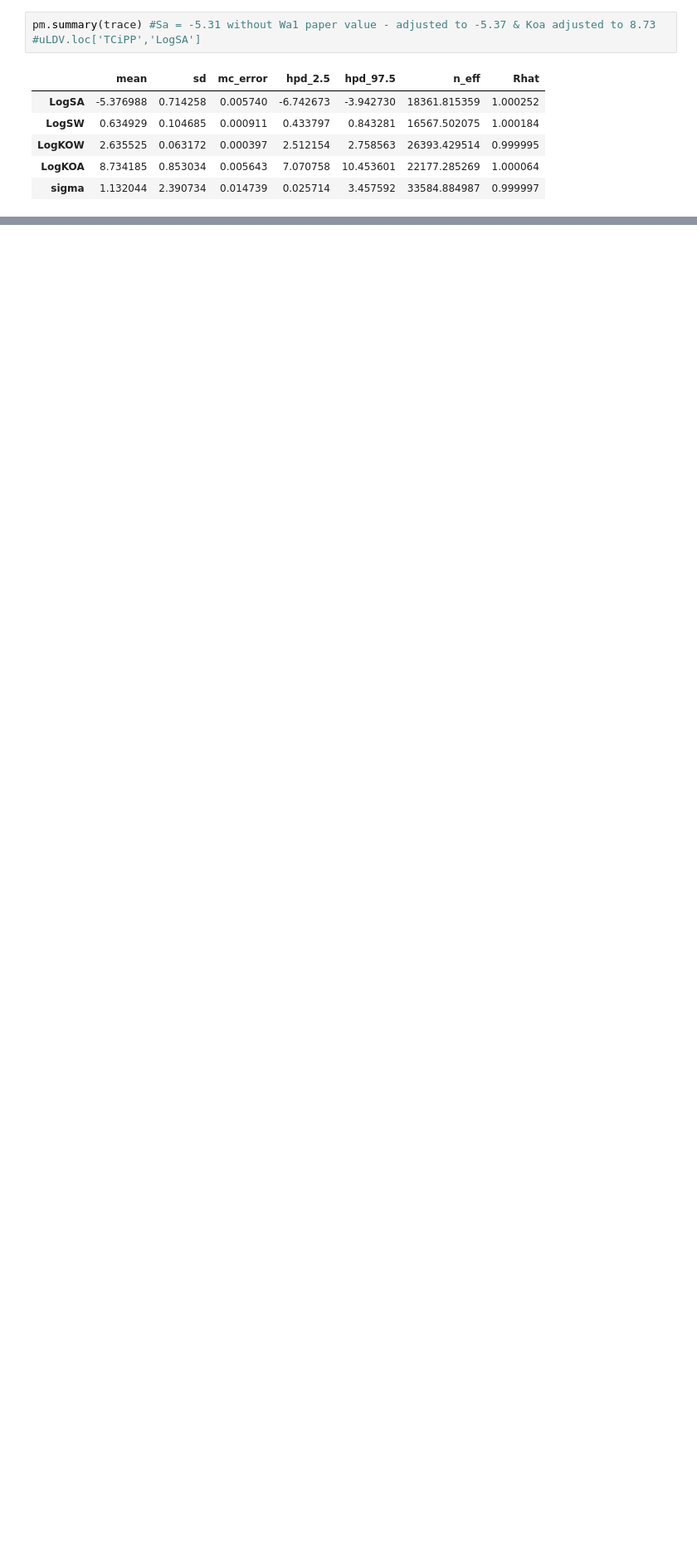
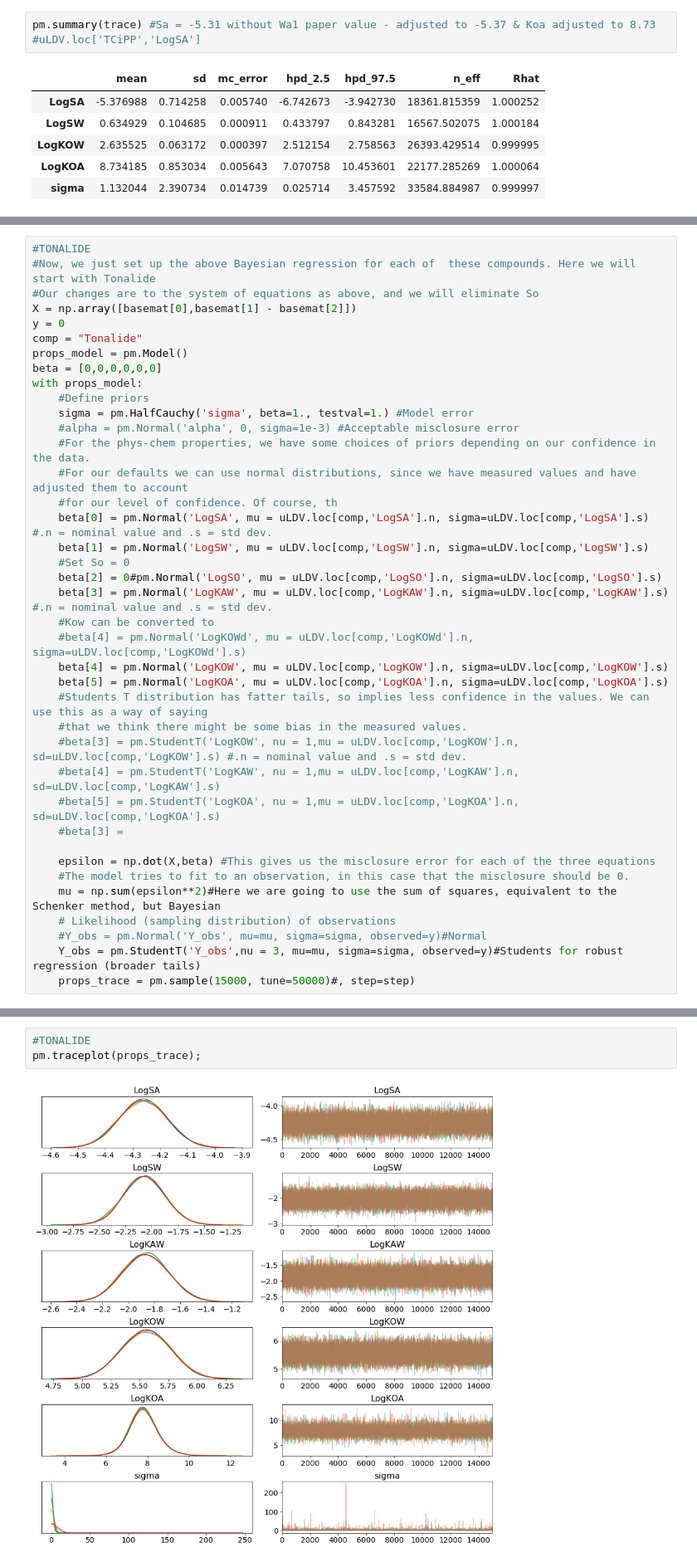
Before and after one commit to tfmrodge/FAVs_Paper, a Jupyter notebook: FAV_Estimation.ipynb, the cells around one changed output, grey strips where cells are left out. Shown at 83% size. Cells and saved outputs as stored; diff of their text form; blank space fills up the shorter version.

```diff
--- a/FAV_Estimation.ipynb
+++ b/FAV_Estimation.ipynb
@@ -382,0 +457,39 @@ Sadly, we don't have all six parameters for all of the compounds. But, we can us
+# %%
+#TONALIDE
+#Now, we just set up the above Bayesian regression for each of  these compounds. Here we will start with Tonalide
+#Our changes are to the system of equations as above, and we will eliminate So
+X = np.array([basemat[0],basemat[1] - basemat[2]])
+y = 0
+comp = "Tonalide"
+props_model = pm.Model()
+beta = [0,0,0,0,0,0]
+with props_model:
+    #Define priors
+    sigma = pm.HalfCauchy('sigma', beta=1., testval=1.) #Model error
+    #alpha = pm.Normal('alpha', 0, sigma=1e-3) #Acceptable misclosure error
+    #For the phys-chem properties, we have some choices of priors depending on our confidence in the data.
+    #For our defaults we can use normal distributions, since we have measured values and have adjusted them to account
+    #for our level of confidence. Of course, th
+    beta[0] = pm.Normal('LogSA', mu = uLDV.loc[comp,'LogSA'].n, sigma=uLDV.loc[comp,'LogSA'].s) #.n = nominal value and .s = std dev.
+    beta[1] = pm.Normal('LogSW', mu = uLDV.loc[comp,'LogSW'].n, sigma=uLDV.loc[comp,'LogSW'].s)
+    #Set So = 0
+    beta[2] = 0#pm.Normal('LogSO', mu = uLDV.loc[comp,'LogSO'].n, sigma=uLDV.loc[comp,'LogSO'].s)
+    beta[3] = pm.Normal('LogKAW', mu = uLDV.loc[comp,'LogKAW'].n, sigma=uLDV.loc[comp,'LogKAW'].s) #.n = nominal value and .s = std dev.
+    #Kow can be converted to
+    #beta[4] = pm.Normal('LogKOWd', mu = uLDV.loc[comp,'LogKOWd'].n, sigma=uLDV.loc[comp,'LogKOWd'].s)
+    beta[4] = pm.Normal('LogKOW', mu = uLDV.loc[comp,'LogKOW'].n, sigma=uLDV.loc[comp,'LogKOW'].s)
+    beta[5] = pm.Normal('LogKOA', mu = uLDV.loc[comp,'LogKOA'].n, sigma=uLDV.loc[comp,'LogKOA'].s)
+    #Students T distribution has fatter tails, so implies less confidence in the values. We can use this as a way of saying
+    #that we think there might be some bias in the measured values.
+    #beta[3] = pm.StudentT('LogKOW', nu = 1,mu = uLDV.loc[comp,'LogKOW'].n, sd=uLDV.loc[comp,'LogKOW'].s) #.n = nominal value and .s = std dev.
+    #beta[4] = pm.StudentT('LogKAW', nu = 1,mu = uLDV.loc[comp,'LogKAW'].n, sd=uLDV.loc[comp,'LogKAW'].s)
+    #beta[5] = pm.StudentT('LogKOA', nu = 1,mu = uLDV.loc[comp,'LogKOA'].n, sd=uLDV.loc[comp,'LogKOA'].s)
+    #beta[3] =
+
+    epsilon = np.dot(X,beta) #This gives us the misclosure error for each of the three equations
+    #The model tries to fit to an observation, in this case that the misclosure should be 0.
+    mu = np.sum(epsilon**2)#Here we are going to use the sum of squares, equivalent to the Schenker method, but Bayesian
+    # Likelihood (sampling distribution) of observations
+    #Y_obs = pm.Normal('Y_obs', mu=mu, sigma=sigma, observed=y)#Normal
+    Y_obs = pm.StudentT('Y_obs',nu = 3, mu=mu, sigma=sigma, observed=y)#Students for robust regression (broader tails)
+    props_trace = pm.sample(15000, tune=50000)#, step=step)
@@ -382,0 +501,5 @@ Sadly, we don't have all six parameters for all of the compounds. But, we can us
+# %%
+#TONALIDE
+pm.traceplot(props_trace);
+# %% [output]
+[figure, added]
```
Also changed, not shown: parts of 12 cells of this notebook, 4 other files.
